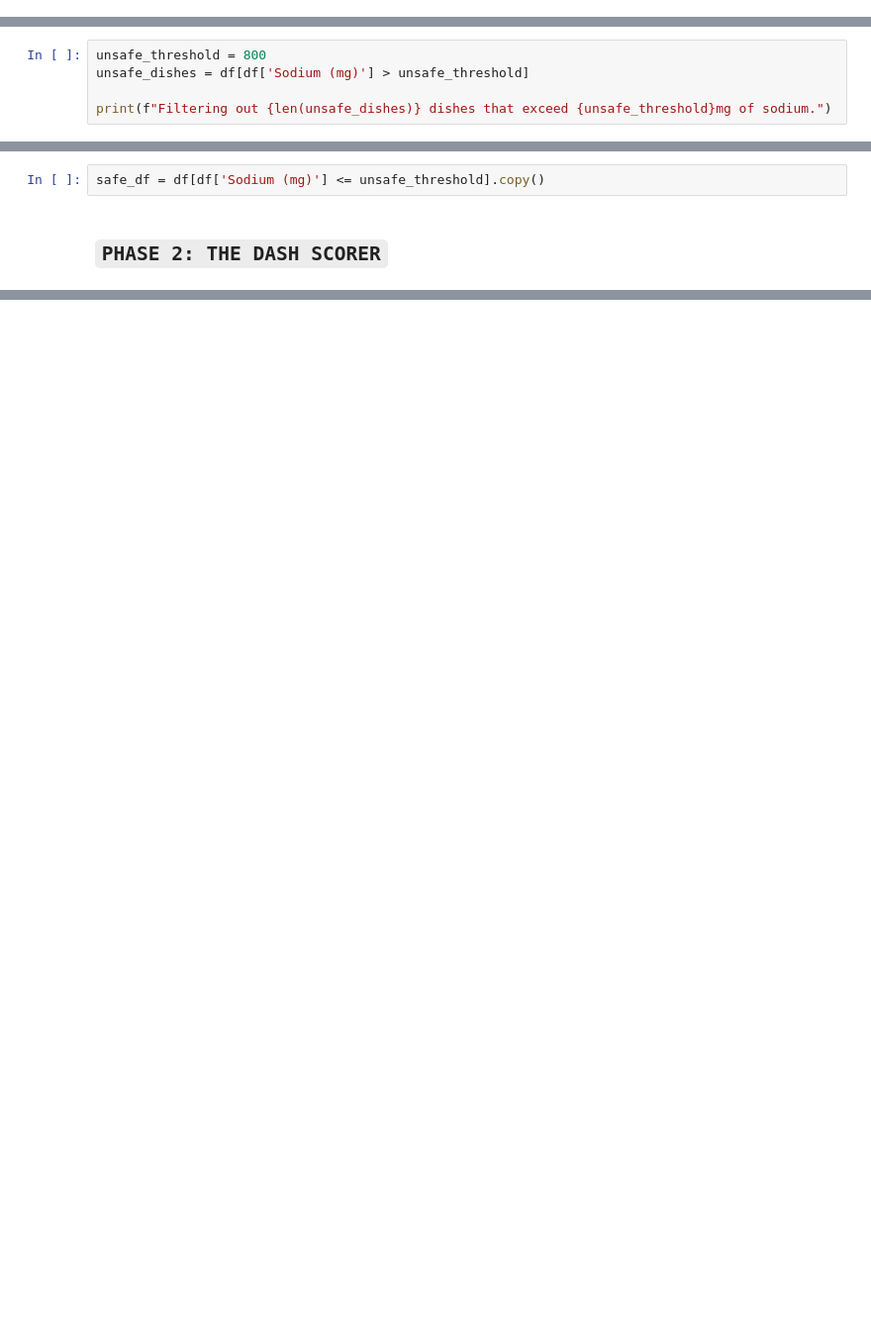
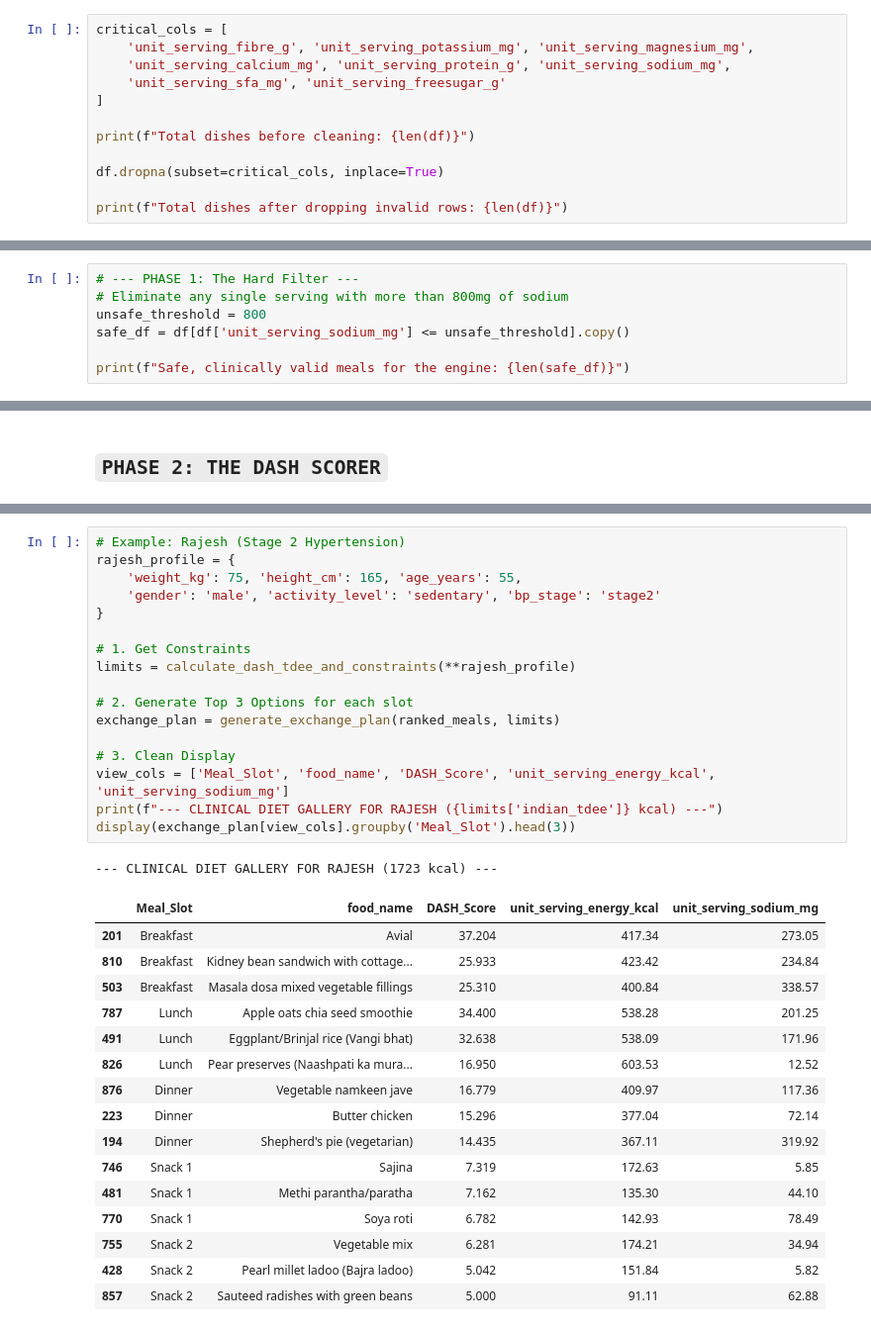
Before and after one commit to ary-a-n/Nourish, a Jupyter notebook: notebook/EDA.ipynb, the cells around one changed output, grey strips where cells are left out. Shown at 99% size. Cells and saved outputs as stored; diff of their text form; blank space fills up the shorter version.

```diff
--- a/notebook/EDA.ipynb
+++ b/notebook/EDA.ipynb
@@ -70,0 +40,12 @@ plt.show()
+# %%
+critical_cols = [
+    'unit_serving_fibre_g', 'unit_serving_potassium_mg', 'unit_serving_magnesium_mg',
+    'unit_serving_calcium_mg', 'unit_serving_protein_g', 'unit_serving_sodium_mg',
+    'unit_serving_sfa_mg', 'unit_serving_freesugar_g'
+]
+
+print(f"Total dishes before cleaning: {len(df)}")
+
+df.dropna(subset=critical_cols, inplace=True)
+
+print(f"Total dishes after dropping invalid rows: {len(df)}")
@@ -71,6 +55,8 @@ plt.show()
 # %%
+# --- PHASE 1: The Hard Filter ---
+# Eliminate any single serving with more than 800mg of sodium
 unsafe_threshold = 800
-unsafe_dishes = df[df['Sodium (mg)'] > unsafe_threshold]
+safe_df = df[df['unit_serving_sodium_mg'] <= unsafe_threshold].copy()
 
-print(f"Filtering out {len(unsafe_dishes)} dishes that exceed {unsafe_threshold}mg of sodium.")
+print(f"Safe, clinically valid meals for the engine: {len(safe_df)}")
 # %% [output]
@@ -78,5 +64,3 @@ Filtering out 55 dishes that exceed 800mg of sodium.
-# %%
-safe_df = df[df['Sodium (mg)'] <= unsafe_threshold].copy()
 # %% [markdown]
 ## `PHASE 2: THE DASH SCORER`
 # %%
@@ -117,0 +342,35 @@ display(ranked_meals[['Dish Name', 'DASH_Score', 'Sodium (mg)', 'Fibre (g)', 'Ca
+# %%
+# Example: Rajesh (Stage 2 Hypertension)
+rajesh_profile = {
+    'weight_kg': 75, 'height_cm': 165, 'age_years': 55,
+    'gender': 'male', 'activity_level': 'sedentary', 'bp_stage': 'stage2'
+}
+
+# 1. Get Constraints
+limits = calculate_dash_tdee_and_constraints(**rajesh_profile)
+
+# 2. Generate Top 3 Options for each slot
+exchange_plan = generate_exchange_plan(ranked_meals, limits)
+
+# 3. Clean Display
+view_cols = ['Meal_Slot', 'food_name', 'DASH_Score', 'unit_serving_energy_kcal', 'unit_serving_sodium_mg']
+print(f"--- CLINICAL DIET GALLERY FOR RAJESH ({limits['indian_tdee']} kcal) ---")
+display(exchange_plan[view_cols].groupby('Meal_Slot').head(3))
+# %% [output]
+--- CLINICAL DIET GALLERY FOR RAJESH (1723 kcal) ---
+|  | Meal_Slot | food_name | DASH_Score | unit_serving_energy_kcal | unit_serving_sodium_mg |
+| 201 | Breakfast | Avial | 37.204 | 417.34 | 273.05 |
+| 810 | Breakfast | Kidney bean sandwich with cottage... | 25.933 | 423.42 | 234.84 |
+| 503 | Breakfast | Masala dosa mixed vegetable fillings | 25.310 | 400.84 | 338.57 |
+| 787 | Lunch | Apple oats chia seed smoothie | 34.400 | 538.28 | 201.25 |
+| 491 | Lunch | Eggplant/Brinjal rice (Vangi bhat) | 32.638 | 538.09 | 171.96 |
+| 826 | Lunch | Pear preserves (Naashpati ka mura... | 16.950 | 603.53 | 12.52 |
+| 876 | Dinner | Vegetable namkeen jave | 16.779 | 409.97 | 117.36 |
+| 223 | Dinner | Butter chicken | 15.296 | 377.04 | 72.14 |
+| 194 | Dinner | Shepherd's pie (vegetarian) | 14.435 | 367.11 | 319.92 |
+| 746 | Snack 1 | Sajina | 7.319 | 172.63 | 5.85 |
+| 481 | Snack 1 | Methi parantha/paratha | 7.162 | 135.30 | 44.10 |
+| 770 | Snack 1 | Soya roti | 6.782 | 142.93 | 78.49 |
+| 755 | Snack 2 | Vegetable mix | 6.281 | 174.21 | 34.94 |
+| 428 | Snack 2 | Pearl millet ladoo (Bajra ladoo) | 5.042 | 151.84 | 5.82 |
+| 857 | Snack 2 | Sauteed radishes with green beans | 5.000 | 91.11 | 62.88 |
```
Also changed, not shown: parts of 14 cells of this notebook, 2 other files.
